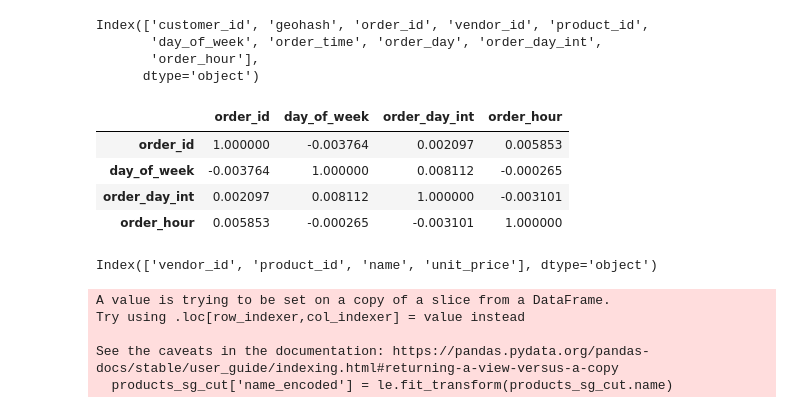
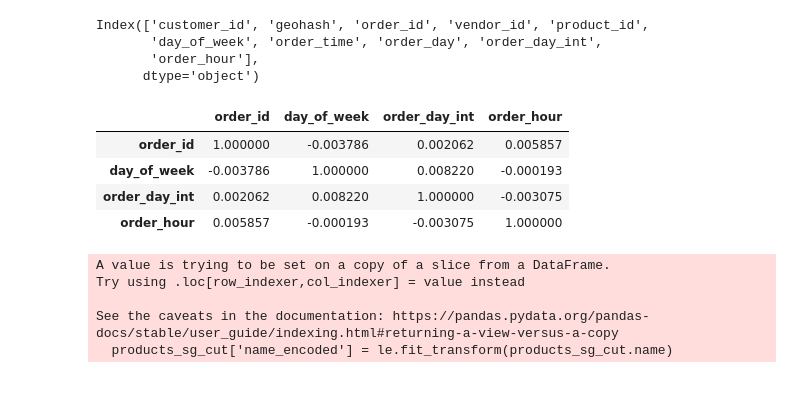
Before and after one commit to natalia-sd/RecSys_ShopCartPred, a Jupyter notebook: EDA.ipynb, the cells around one changed output. Saved outputs shown, nothing was run; the diff lists cells and outputs as text; code cells hidden in the pictures.

```diff
--- a/EDA.ipynb
+++ b/EDA.ipynb
@@ -497,0 +575,2 @@ count_cross_plot(orders_sg, 'day_of_week', 'geohash', 'sum', 'Accent')
+# %%
+orders_sg['order_hour'] = orders_sg['order_time'].parallel_apply(lambda x: int(x.split(':')[0]))
@@ -497,0 +579,2 @@ count_cross_plot(orders_sg, 'day_of_week', 'geohash', 'sum', 'Accent')
+# %%
+orders_sg['order_min'] = orders_sg['order_time'].parallel_apply(lambda x: int(x.split(':')[1]))
@@ -497,0 +594,2 @@ count_cross_plot(orders_sg, 'day_of_week', 'geohash', 'sum', 'Accent')
+# %%
+orders_sg = orders_sg.drop(['order_min'], axis=1)
@@ -1564,11 +1809,11 @@ Index(['customer_id', 'geohash', 'order_id', 'vendor_id', 'product_id',
       dtype='object')
 # %%
 # pd.set_option("precision", 3)
-correlation=orders_sg_cut[['order_id', 'day_of_week', 'order_day_int', 'order_hour']].corr(method='pearson')
+correlation=orders_sg[['order_id', 'day_of_week', 'order_day_int', 'order_hour']].corr(method='pearson')
 correlation
 # %% [output]
 |  | order_id | day_of_week | order_day_int | order_hour |
-| order_id | 1.000000 | -0.003764 | 0.002097 | 0.005853 |
-| day_of_week | -0.003764 | 1.000000 | 0.008112 | -0.000265 |
-| order_day_int | 0.002097 | 0.008112 | 1.000000 | -0.003101 |
-| order_hour | 0.005853 | -0.000265 | -0.003101 | 1.000000 |
+| order_id | 1.000000 | -0.003786 | 0.002062 | 0.005857 |
+| day_of_week | -0.003786 | 1.000000 | 0.008220 | -0.000193 |
+| order_day_int | 0.002062 | 0.008220 | 1.000000 | -0.003075 |
+| order_hour | 0.005857 | -0.000193 | -0.003075 | 1.000000 |
@@ -1577,7 +1820,3 @@ products_sg_cut = products_sg[products_sg.unit_price != 0]
-# %%
-products_sg_cut.columns
-# %% [output]
-Index(['vendor_id', 'product_id', 'name', 'unit_price'], dtype='object')
 # %%
 le = LabelEncoder()
 products_sg_cut['name_encoded'] = le.fit_transform(products_sg_cut.name)
```
Also changed, not shown: parts of 177 cells of this notebook.
